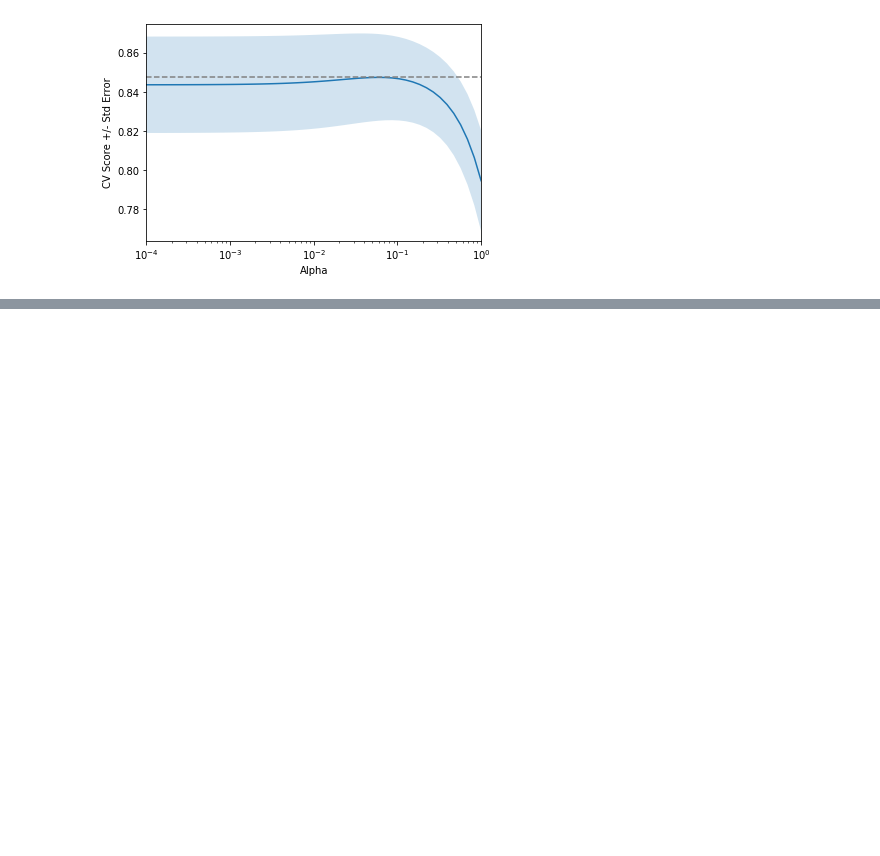
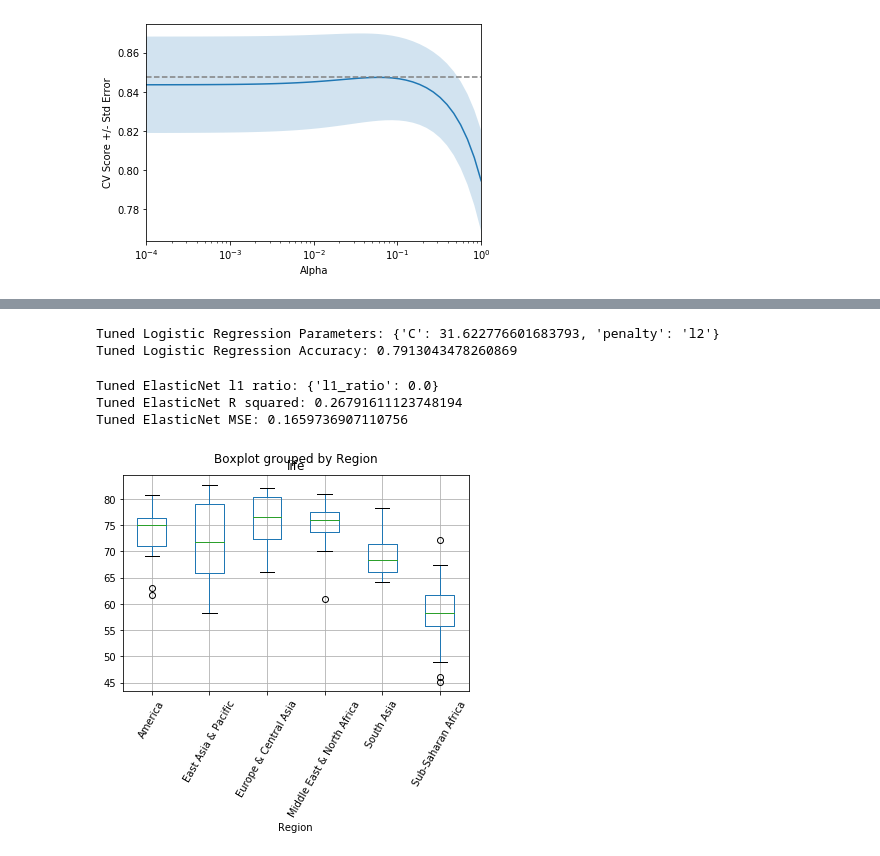
Before and after one commit to thap/python_basics_to_advanced, a Jupyter notebook: supervised_learning/supervised_learning.ipynb, the cells around one changed output, grey strips where cells are left out. Cells and saved outputs as stored; diff of their text form; code cells hidden in the pictures; blank space fills up the shorter version.

```diff
--- a/supervised_learning/supervised_learning.ipynb
+++ b/supervised_learning/supervised_learning.ipynb
@@ -346,0 +439,50 @@ display_plot(ridge_scores, ridge_scores_std)
+# %%
+from sklearn.model_selection import train_test_split
+from sklearn.linear_model import LogisticRegression
+from sklearn.model_selection import GridSearchCV
+
+c_space = np.logspace(-5, 8, 15)
+param_grid = {'C': c_space, 'penalty': ['l1', 'l2']}
+
+logreg = LogisticRegression(solver='liblinear')
+X_train, X_test, y_train, y_test = train_test_split(X, y, test_size=0.4,
+                                                    random_state=42, stratify=y)
+logreg_cv = GridSearchCV(logreg, param_grid, cv=5)
+logreg_cv.fit(X_train, y_train)
+print('Tuned Logistic Regression Parameters: {}'.format(logreg_cv.best_params_))
+print('Tuned Logistic Regression Accuracy: {}'.format(logreg_cv.best_score_))
+# %% [output]
+Tuned Logistic Regression Parameters: {'C': 31.622776601683793, 'penalty': 'l2'}
+Tuned Logistic Regression Accuracy: 0.7913043478260869
+# %%
+from sklearn.linear_model import ElasticNet
+from sklearn.metrics import mean_squared_error
+from sklearn.model_selection import GridSearchCV, train_test_split
+from sklearn.utils.testing import ignore_warnings
+from sklearn.exceptions import ConvergenceWarning
+
+X_train, X_test, y_train, y_test = train_test_split(X, y, test_size=0.4,
+                                                    random_state=42, stratify=y)
+l1_space =np.linspace(0, 1, 30)
+param_grid = {'l1_ratio': l1_space}
+elastic_net = ElasticNet()
+gm_cv = GridSearchCV(elastic_net, param_grid, cv=5)
+gm_cv.fit(X_train, y_train)
+y_pred = gm_cv.predict(X_test)
+r2 = gm_cv.score(X_test, y_test)
+mse = mean_squared_error(y_test, y_pred)
+print("Tuned ElasticNet l1 ratio: {}".format(gm_cv.best_params_))
+print("Tuned ElasticNet R squared: {}".format(r2))
+print("Tuned ElasticNet MSE: {}".format(mse))
+# %% [output]
+Tuned ElasticNet l1 ratio: {'l1_ratio': 0.0}
+Tuned ElasticNet R squared: 0.26791611123748194
+Tuned ElasticNet MSE: 0.1659736907110756
+# %%
+import pandas as pd
+
+gap = pd.read_csv('gm_2008_region.csv')
+gap.boxplot('life', 'Region', rot=60)
+plt.show()
+# %% [output]
+[figure, added]
```
Also changed, not shown: parts of 19 cells of this notebook.
